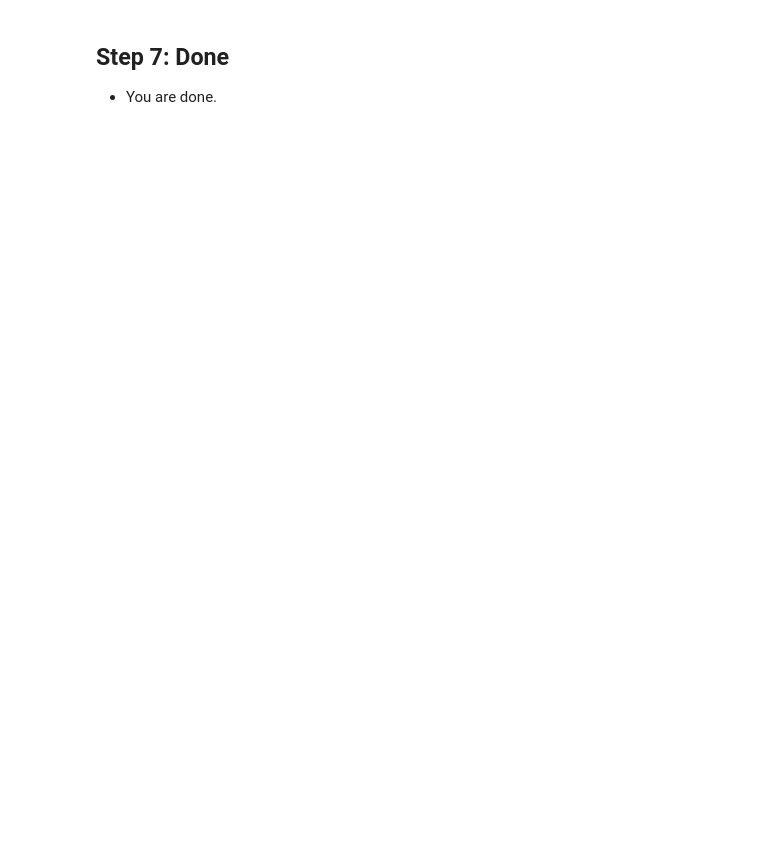
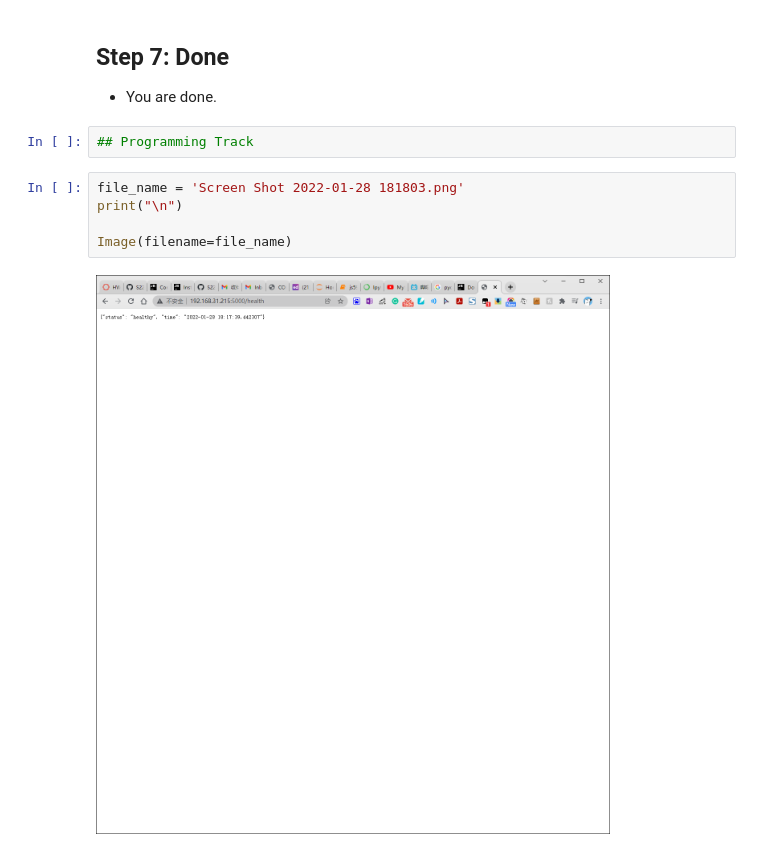
Before and after one commit to 545089467/S22-W4111-HW-1-0, a Jupyter notebook: js5954_src/js5954_hw0/js5954_HW0.ipynb, the cells around one changed output. Drawn from its saved outputs; the diff is of its cells as text; blank space fills up the shorter version.

```diff
--- a/js5954_src/js5954_hw0/js5954_HW0.ipynb
+++ b/js5954_src/js5954_hw0/js5954_HW0.ipynb
@@ -222,3 +222,12 @@ df.to_sql('people', con=engine, index=False, if_exists='replace', schema='lahman
 ## Step 7: Done
 
 - You are done.
+# %%
+## Programming Track
+# %%
+file_name = 'Screen Shot 2022-01-28 181803.png'
+print("\n")
+
+Image(filename=file_name)
+# %% [output]
+[figure, added]
```
Also changed, not shown: parts of 1 cell of this notebook, 5 other files.
